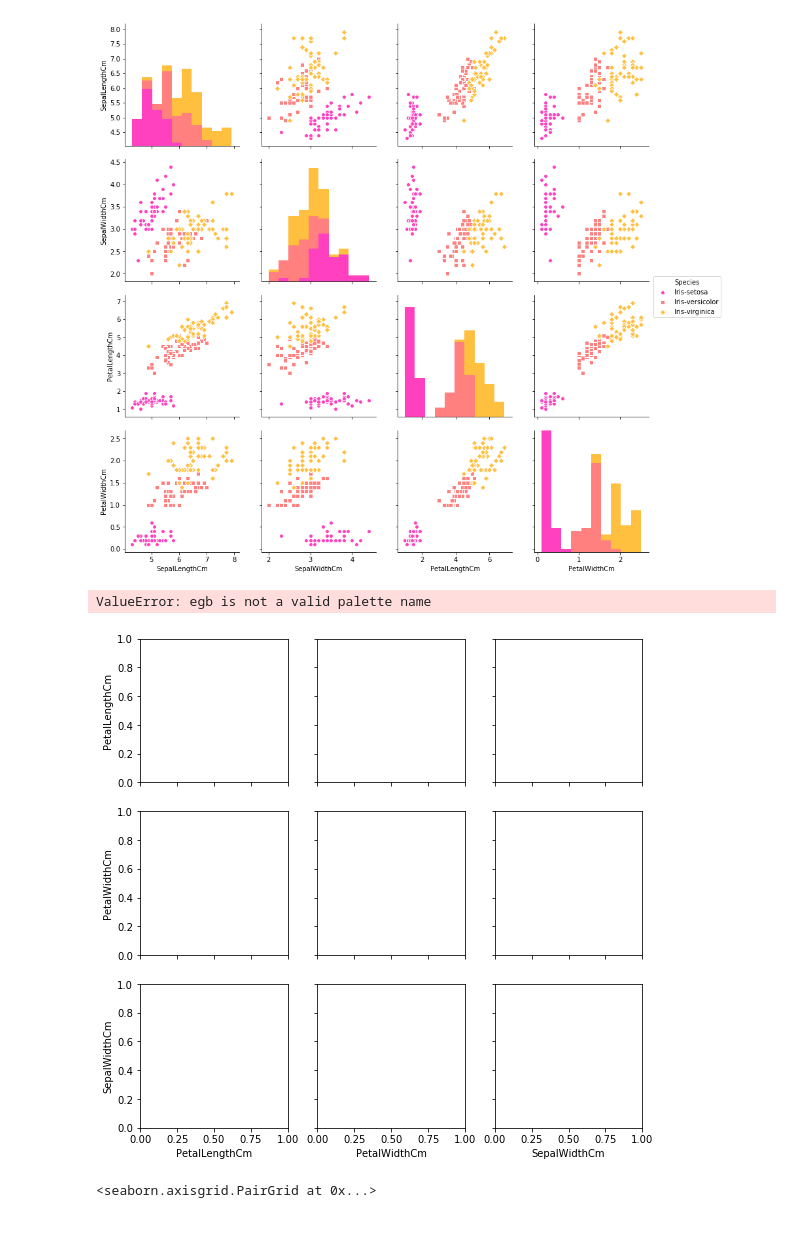
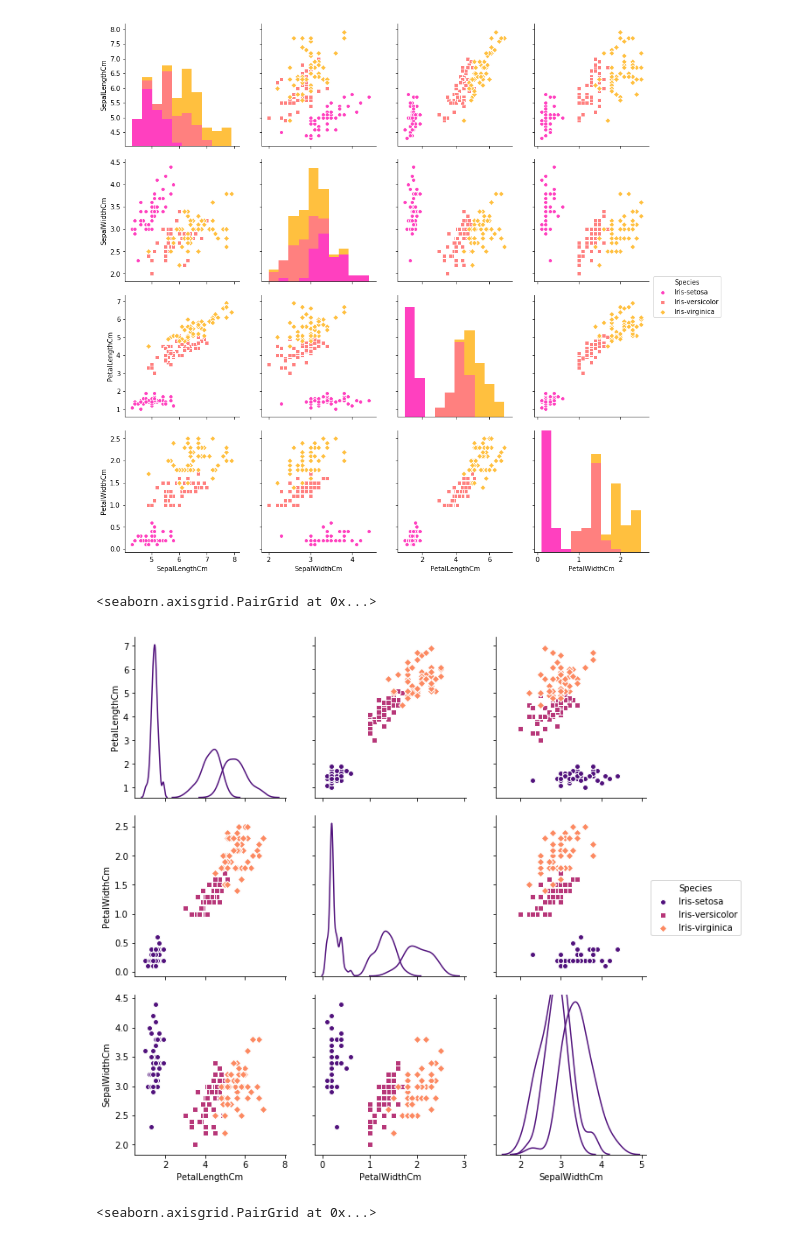
Before and after one commit to sdubey72/Iris, a Jupyter notebook: Project1.ipynb, the cells around one changed output. Cells and saved outputs as stored; diff of their text form; code cells hidden in the pictures.

```diff
--- a/Project1.ipynb
+++ b/Project1.ipynb
@@ -137,11 +137,11 @@ sb.pairplot(df_iris.drop("Id", axis=1), hue="Species", size=3,palette='spring',m
 # %%
 # if we want to use only specifc coulums to do pairplot, we can do so by defining them in the 'vars' parameter
 #use diag_king (kde/reg/jointplot) to set a different type plot only for the diagonal charts.
-sb.pairplot(df_iris.drop("Id", axis=1), hue="Species", size=3,palette='egb',markers=["o", "s", "D"],\
+sb.pairplot(df_iris.drop("Id", axis=1), hue="Species", size=3,palette='magma',markers=["o", "s", "D"],\
             vars=["PetalLengthCm",'PetalWidthCm','SepalWidthCm'],diag_kind='kde')
 # %% [output]
-ValueError: egb is not a valid palette name
+<seaborn.axisgrid.PairGrid at 0x...>
-[figure, old version]
+[figure, new version]
 # %%
 # we can specify x_var and y_var to get specific plots insted of getting all the columns plotted agsinst each one.
 sb.pairplot(df_iris.drop("Id", axis=1), hue="Species", size=3,palette='nipy_spectral',markers=["o", "s", "D"],\
```
Also changed, not shown: parts of 3 cells of this notebook.
